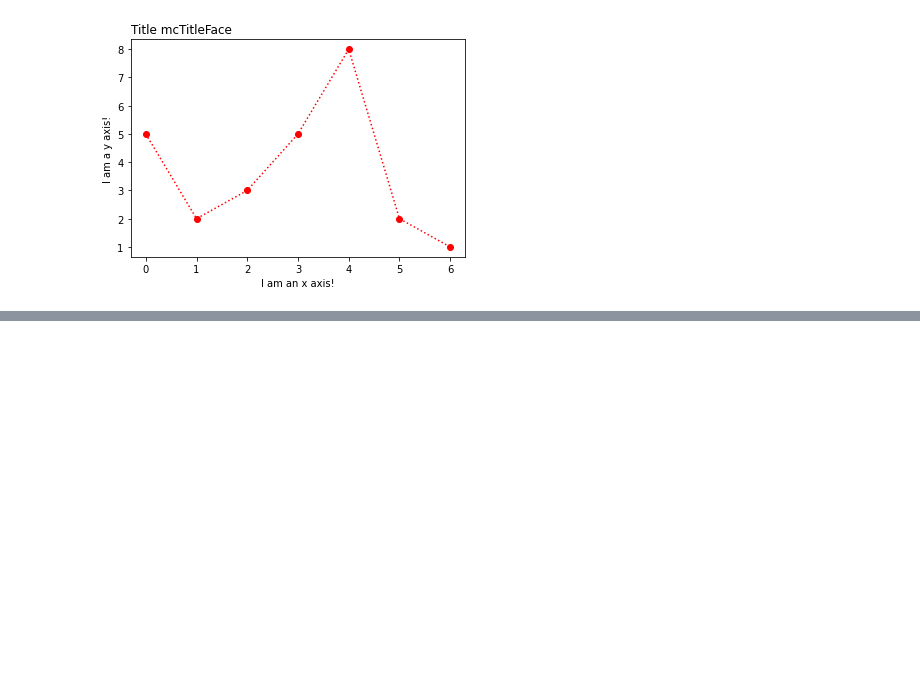
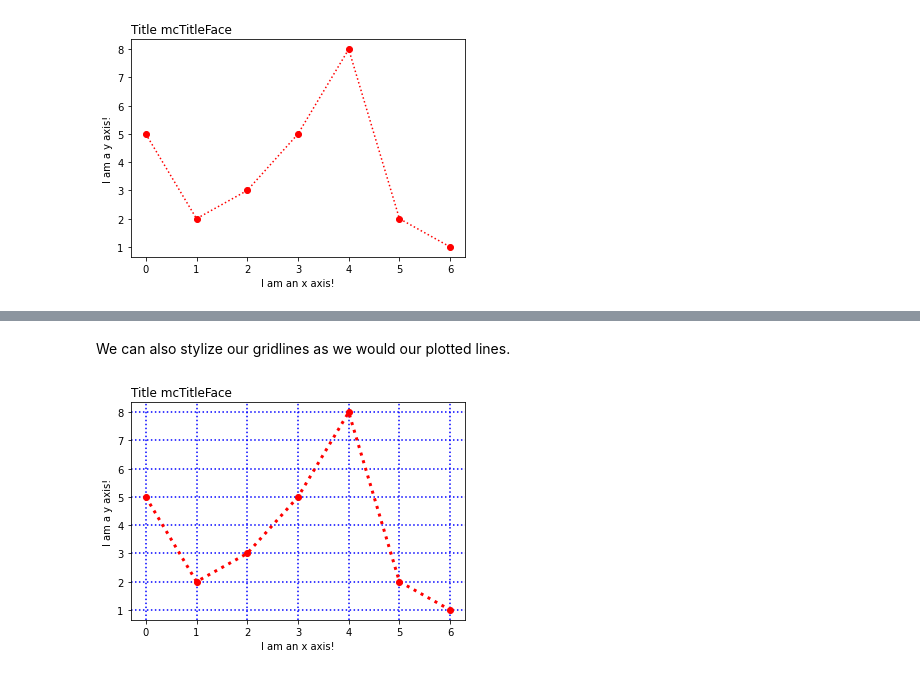
Before and after one commit to NoaMills/Study-Notes, a Jupyter notebook: Matplotlib.ipynb, the cells around one changed output, grey strips where cells are left out. Cells and saved outputs as stored; diff of their text form; code cells hidden in the pictures; blank space fills up the shorter version.

```diff
--- a/Matplotlib.ipynb
+++ b/Matplotlib.ipynb
@@ -186,0 +206,11 @@ plt.show()
+# %% [markdown]
+We can also stylize our gridlines as we would our plotted lines.
+# %%
+plt.plot(ypoints, 'o:r', lw=3)
+plt.xlabel("I am an x axis!")
+plt.ylabel("I am a y axis!")
+plt.title("Title mcTitleFace", loc="left")
+plt.grid(ls=':', c="b", lw=1.5)
+plt.show()
+# %% [output]
+[figure, added]
```
Also changed, not shown: parts of 23 cells of this notebook.
